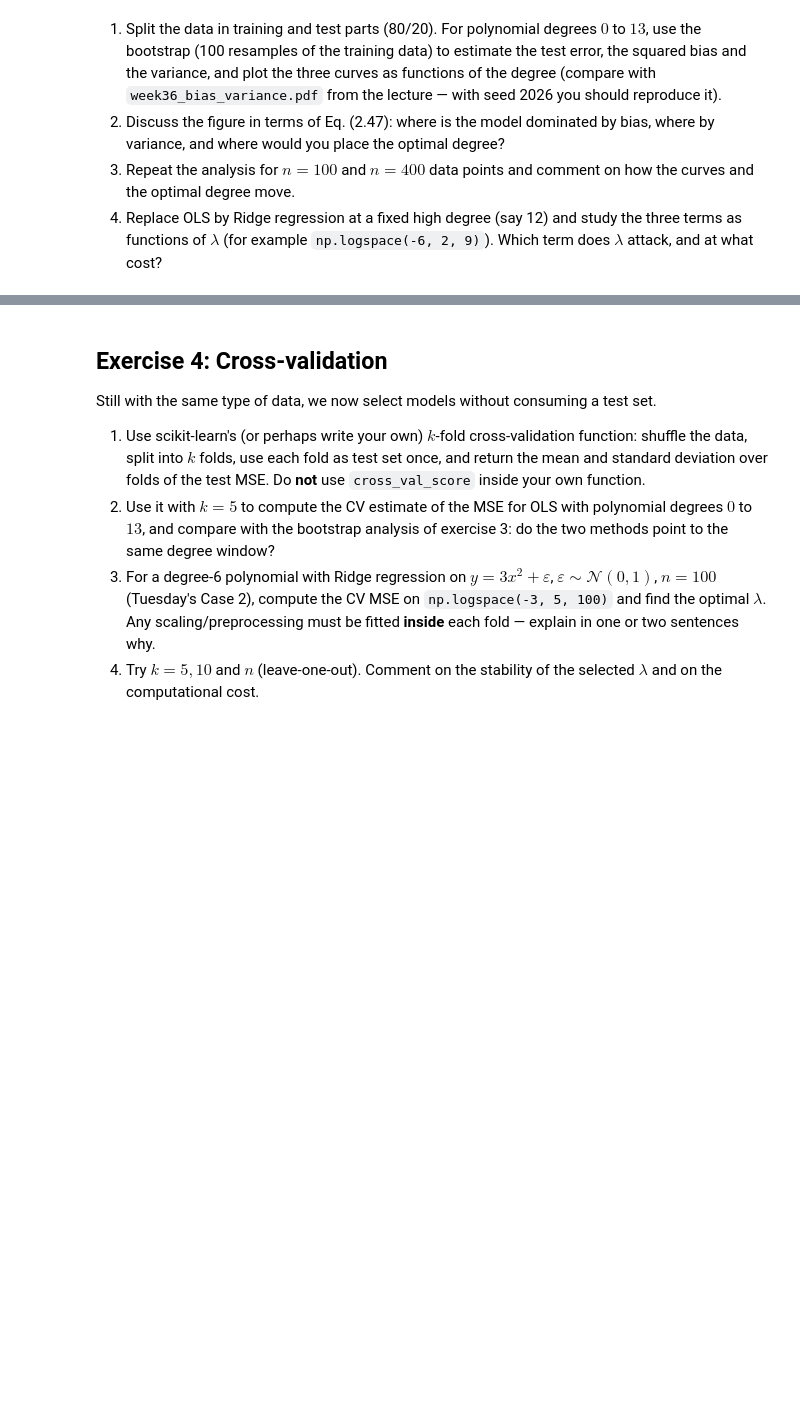
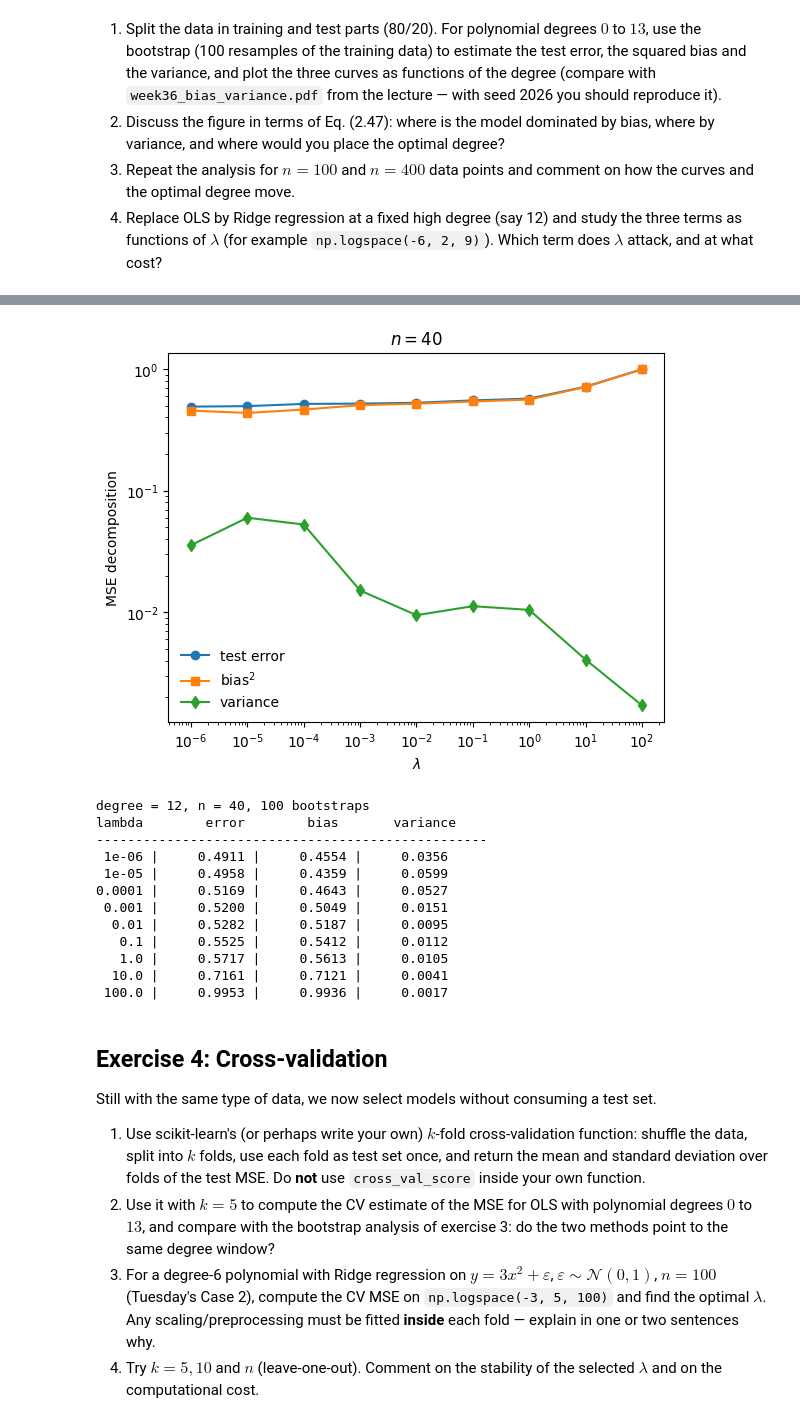
Before and after one commit to viktokr/FYS_STK4155-ukesoppgaver, a Jupyter notebook: exercisesweek36-Nora.ipynb, the cells around one changed output, grey strips where cells are left out. Drawn from its saved outputs; the diff is of its cells as text; code cells hidden in the pictures; blank space fills up the shorter version.

```diff
--- a/exercisesweek36-Nora.ipynb
+++ b/exercisesweek36-Nora.ipynb
@@ -139,3 +228,62 @@ y = np.exp(-x**2) + 1.5 * np.exp(-(x - 2)**2) + np.random.normal(0, 0.1, x.shape
+# %%
+def bias_variance_ridge_sweep(n=40, noise=0.1, degree=12+1, lambdas = None, n_bootstraps=100, seed=2026):
+    if lambdas is None:
+        lambdas = np.logspace(-6, 2, 9)
+    """Bootstrap estimate of error/bias^2/variance vs Ridge penalty lambda, at a fixed (high) polynomial degree."""
+    np.random.seed(seed)
+    x = np.linspace(-3, 3, n).reshape(-1, 1)
+    y = np.exp(-x**2) + 1.5 * np.exp(-(x - 2)**2) + np.random.normal(0, noise, x.shape)
+    x_train, x_test, y_train, y_test = train_test_split(x, y, test_size=0.2, random_state=seed)
+    error, bias, variance = (np.zeros(len(lambdas)) for _ in range(3))
+
+    for k, lam in enumerate(lambdas):
+        model = make_pipeline(PolynomialFeatures(degree = degree), StandardScaler(), Ridge(alpha = lam, fit_intercept=False))
+        y_pred = np.empty((y_test.shape[0], n_bootstraps))
+
+        for i in range(n_bootstraps):
+            x_, y_ = resample(x_train, y_train)
+            y_pred[:, i] = model.fit(x_, y_).predict(x_test).ravel()
+
+
+        error[k] = np.mean(np.mean((y_test - y_pred)**2, axis=1, keepdims=True))
+        bias[k] = np.mean((y_test - np.mean(y_pred, axis=1, keepdims=True))**2)
+        variance[k] = np.mean(np.var(y_pred, axis=1, keepdims=True))
+
+    return lambdas, error, bias, variance
+
+lams, err, b2, var = bias_variance_ridge_sweep()
+
+fig, ax = plt.subplots()
+ax.plot(lams, err, 'o-', label='test error')
+ax.plot(lams, b2, 's-', label=r'bias$^2$')
+ax.plot(lams, var, 'd-', label='variance')
+ax.set_xscale('log')
+ax.set_yscale('log')
+ax.set_title(f'$n = {n}$')
+ax.set_xlabel(r'$\lambda$')
+ax.set_ylabel('MSE decomposition')
+ax.legend(frameon=False)
+plt.show()
+
+print(f'degree = 12, n = 40, 100 bootstraps')
+print(f'lambda        error        bias       variance')
+print('-' * 50)
+for lam in range(len(lams)):
+    print(f'{lams[lam]:>6} | {err[lam]:10.4f} | {b2[lam]:10.4f} | {var[lam]:10.4f}')
+# %% [output]
+[figure, added]
+degree = 12, n = 40, 100 bootstraps
+lambda        error        bias       variance
+--------------------------------------------------
+ 1e-06 |     0.4911 |     0.4554 |     0.0356
+ 1e-05 |     0.4958 |     0.4359 |     0.0599
+0.0001 |     0.5169 |     0.4643 |     0.0527
+ 0.001 |     0.5200 |     0.5049 |     0.0151
+  0.01 |     0.5282 |     0.5187 |     0.0095
+   0.1 |     0.5525 |     0.5412 |     0.0112
+   1.0 |     0.5717 |     0.5613 |     0.0105
+  10.0 |     0.7161 |     0.7121 |     0.0041
+ 100.0 |     0.9953 |     0.9936 |     0.0017
 # %% [markdown]
 ## Exercise 4: Cross-validation
 
```
Also changed, not shown: parts of 7 cells of this notebook, 1 other file.
